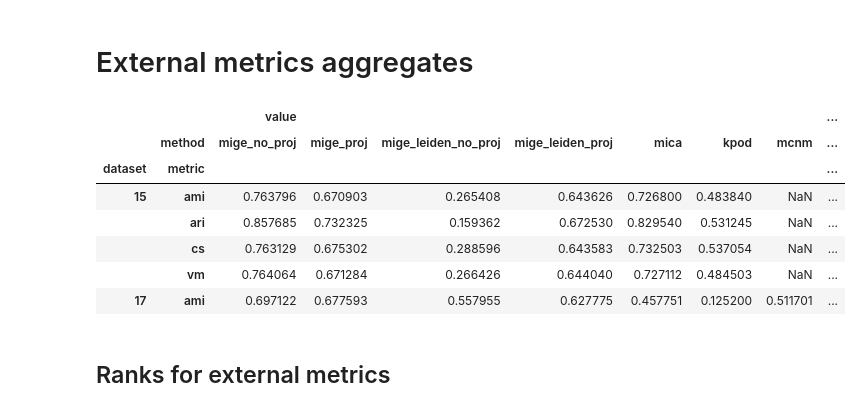
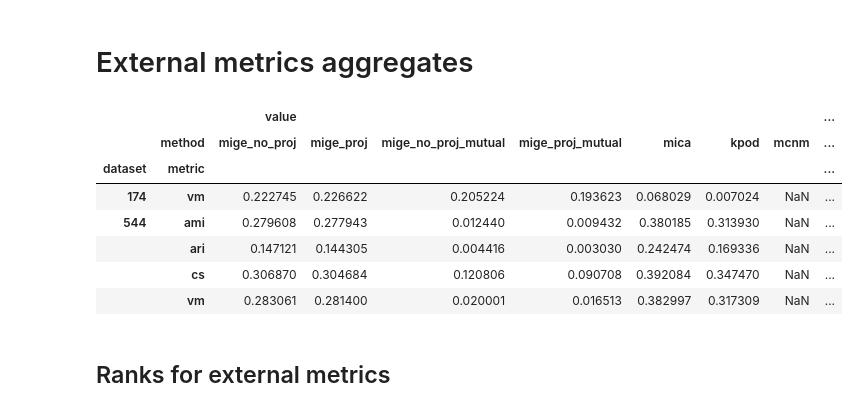
Before and after one commit to simonetome/fusemix, a Jupyter notebook: test_src/notebooks/analyze_simulation.ipynb, the cells around one changed output. Saved outputs shown, nothing was run; the diff lists cells and outputs as text; code cells hidden in the pictures.

```diff
--- a/test_src/notebooks/analyze_simulation.ipynb
+++ b/test_src/notebooks/analyze_simulation.ipynb
@@ -23,7 +23,7 @@ sys.path.insert(0, str(Path().resolve().parents[1]))
 # %%
 # load simulation results
 
-simulation_path = "../../test_output/simulation_results17_12_2025.pkl"
+simulation_path = "../../test_output/simulation_results11_01_2026.pkl"
 
 with open(simulation_path, 'rb') as input_file:
     simulation_results = pickle.load(input_file)
@@ -148,15 +151,15 @@ for metric,v1 in external_metrics_results.items():
 # %%
 combined_external_means = combine_dataset(external_metrics_means,external_metrics)
 combined_external_stds = combine_dataset(external_metrics_stds,external_metrics)
-combined_external_means.head(5)
+combined_external_means.tail(5)
 # %% [output]
 |  |  | value |  |  |  |  |  |  | ... |
-|  | method | mige_no_proj | mige_proj | mige_leiden_no_proj | mige_leiden_proj | mica | kpod | mcnm | ... |
+|  | method | mige_no_proj | mige_proj | mige_no_proj_mutual | mige_proj_mutual | mica | kpod | mcnm | ... |
 | dataset | metric |  |  |  |  |  |  |  | ... |
-| 15 | ami | 0.763796 | 0.670903 | 0.265408 | 0.643626 | 0.726800 | 0.483840 | NaN | ... |
-|  | ari | 0.857685 | 0.732325 | 0.159362 | 0.672530 | 0.829540 | 0.531245 | NaN | ... |
-|  | cs | 0.763129 | 0.675302 | 0.288596 | 0.643583 | 0.732503 | 0.537054 | NaN | ... |
-|  | vm | 0.764064 | 0.671284 | 0.266426 | 0.644040 | 0.727112 | 0.484503 | NaN | ... |
-| 17 | ami | 0.697122 | 0.677593 | 0.557955 | 0.627775 | 0.457751 | 0.125200 | 0.511701 | ... |
+| 174 | vm | 0.222745 | 0.226622 | 0.205224 | 0.193623 | 0.068029 | 0.007024 | NaN | ... |
+| 544 | ami | 0.279608 | 0.277943 | 0.012440 | 0.009432 | 0.380185 | 0.313930 | NaN | ... |
+|  | ari | 0.147121 | 0.144305 | 0.004416 | 0.003030 | 0.242474 | 0.169336 | NaN | ... |
+|  | cs | 0.306870 | 0.304684 | 0.120806 | 0.090708 | 0.392084 | 0.347470 | NaN | ... |
+|  | vm | 0.283061 | 0.281400 | 0.020001 | 0.016513 | 0.382997 | 0.317309 | NaN | ... |
 # %% [markdown]
 ## Ranks for external metrics
```
Also changed, not shown: parts of 20 cells of this notebook, 58 other files.
